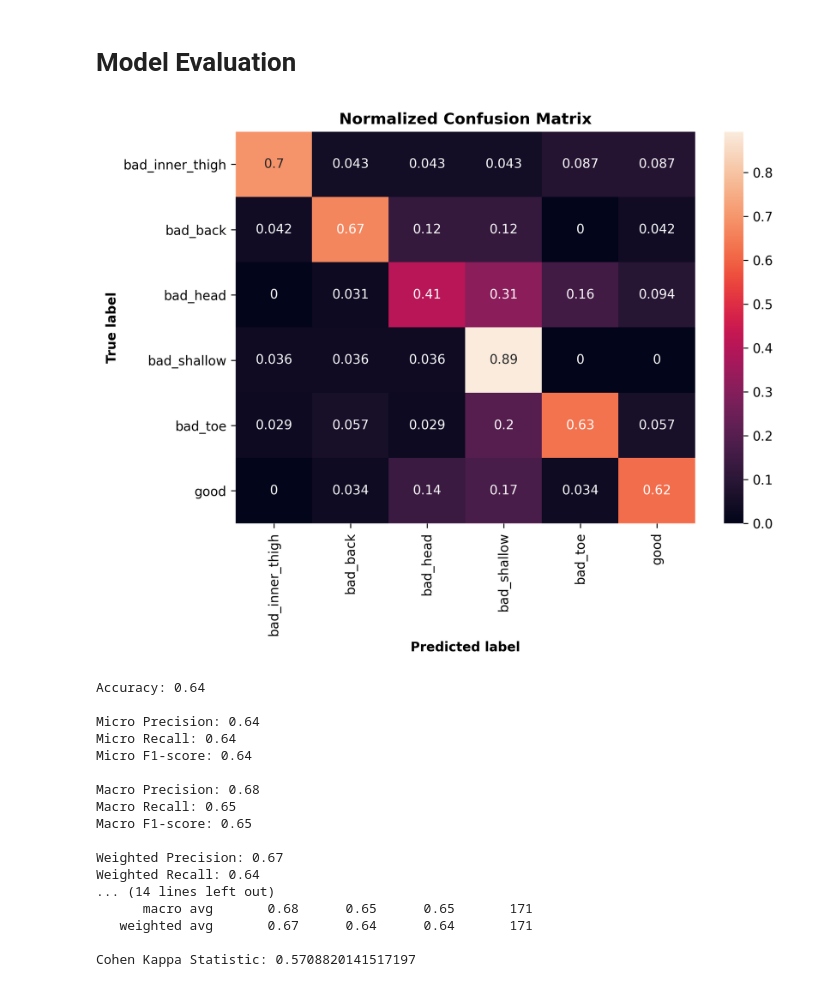
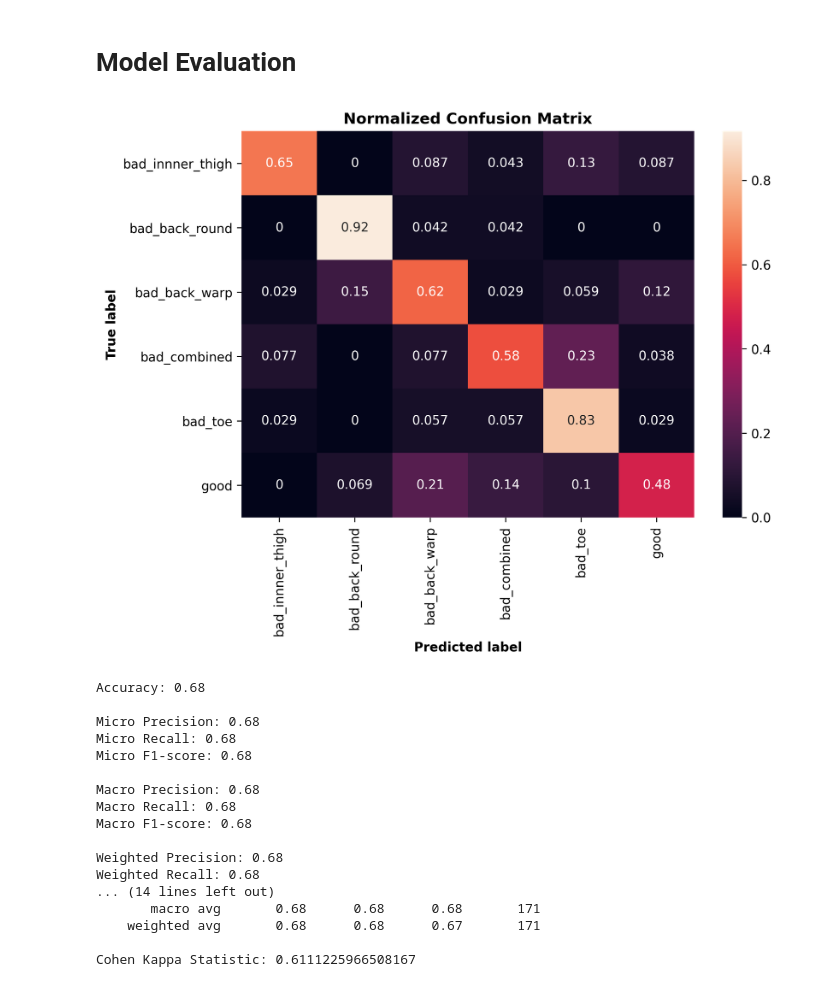
Before and after one commit to marissalee20/squat-analysis, a Jupyter notebook: ogata-model-combined-classes.ipynb, the cells around one changed output. Drawn from its saved outputs; the diff is of its cells as text; code cells hidden in the pictures.

Commit message:
update combined classes for head and shallow

```diff
--- a/ogata-model-combined-classes.ipynb
+++ b/ogata-model-combined-classes.ipynb
@@ -23,11 +23,11 @@ From preprocess-data-combined-classes.ipynb
 
 nClasses = 6
 # %%
-train_dset = tf.data.experimental.load('../data/dsets_combined_classes/train_dset',(tf.TensorSpec(shape=(None, 300, 171), dtype=tf.float64, name=None),
+train_dset = tf.data.experimental.load('../data/dsets_combined_classes/train_dset-16',(tf.TensorSpec(shape=(None, 300, 171), dtype=tf.float64, name=None),
  tf.TensorSpec(shape=(None, nClasses), dtype=tf.float32, name=None)))
-val_dset = tf.data.experimental.load('../data/dsets_combined_classes/val_dset',(tf.TensorSpec(shape=(None, 300, 171), dtype=tf.float64, name=None),
+val_dset = tf.data.experimental.load('../data/dsets_combined_classes/val_dset-16',(tf.TensorSpec(shape=(None, 300, 171), dtype=tf.float64, name=None),
  tf.TensorSpec(shape=(None, nClasses), dtype=tf.float32, name=None)))
-test_dset = tf.data.experimental.load('../data/dsets_combined_classes/test_dset',(tf.TensorSpec(shape=(None, 300, 171), dtype=tf.float64, name=None),
+test_dset = tf.data.experimental.load('../data/dsets_combined_classes/test_dset-16',(tf.TensorSpec(shape=(None, 300, 171), dtype=tf.float64, name=None),
  tf.TensorSpec(shape=(None, nClasses), dtype=tf.float32, name=None)))
 # %%
 y_test = np.concatenate([y for x, y in test_dset], axis=0) # for model evaluation
@@ -189,11 +189,7 @@ import matplotlib.pyplot as plt
 cm = confusion_matrix(y_test,y_pred, normalize = 'true') #true,pred
 
 ##modify display labels!!! depending on which classes are being combined! see last cell of preprocessing notebook!
-#display_labels = ['bad_inner_thigh_or_bad_head', 'bad_back_round', 'bad_back_warp', 'bad_shallow', 'bad_toe', 'good'] #new labels for combined matrix (bad head and bad inner thigh combined)
-#display_labels = ['bad_inner_thigh', 'bad_back_round', 'bad_back_warp', 'bad_head_or_bad_toe', 'bad_shallow', 'good']
-#display_labels = ['bad_inner_thigh', 'bad_back_warp_or_bad_back_round', 'bad_head_or_bad_toe', 'bad_shallow', 'good']
-display_labels = ['bad_inner_thigh', 'bad_back', 'bad_head', 'bad_shallow', 'bad_toe', 'good']
-
+display_labels = ['bad_innner_thigh', 'bad_back_round', 'bad_back_warp', 'bad_combined', 'bad_toe', 'good']
 
 
 df_cm = pd.DataFrame(cm, index = display_labels, columns = display_labels)
@@ -202,48 +198,48 @@ plt.figure(figsize=(8,7*8/10),dpi=300)
 sn.heatmap(df_cm, annot=True) # font size #,annot_kws={"size": 16}
 plt.ylabel('True label', fontweight = 'bold')
 plt.xlabel('Predicted label', fontweight = 'bold')
 plt.title('Normalized Confusion Matrix', fontweight = 'bold')
 plt.show()
 
 #importing accuracy_score, precision_score, recall_score, f1_score
 print('\nAccuracy: {:.2f}\n'.format(accuracy_score(y_test, y_pred)))
 
 print('Micro Precision: {:.2f}'.format(precision_score(y_test, y_pred, average='micro')))
 print('Micro Recall: {:.2f}'.format(recall_score(y_test, y_pred, average='micro')))
 print('Micro F1-score: {:.2f}\n'.format(f1_score(y_test, y_pred, average='micro')))
 
 print('Macro Precision: {:.2f}'.format(precision_score(y_test, y_pred, average='macro')))
 print('Macro Recall: {:.2f}'.format(recall_score(y_test, y_pred, average='macro')))
 print('Macro F1-score: {:.2f}\n'.format(f1_score(y_test, y_pred, average='macro')))
 
 print('Weighted Precision: {:.2f}'.format(precision_score(y_test, y_pred, average='weighted')))
 print('Weighted Recall: {:.2f}'.format(recall_score(y_test, y_pred, average='weighted')))
 print('Weighted F1-score: {:.2f}'.format(f1_score(y_test, y_pred, average='weighted')))
 
 
 print('\nClassification Report\n')
 classification_rep = classification_report(y_test, y_pred, target_names=display_labels)
 print(classification_rep)
 
 
 #Cohen Kappa Statistic
 print('Cohen Kappa Statistic:',cohen_kappa_score(y_test, y_pred, labels=None, weights=None, sample_weight=None))
 # %% [output]
-[figure, old version]
+[figure, new version]
-Accuracy: 0.64
+Accuracy: 0.68
 
-Micro Precision: 0.64
-Micro Recall: 0.64
-Micro F1-score: 0.64
+Micro Precision: 0.68
+Micro Recall: 0.68
+Micro F1-score: 0.68
 
 Macro Precision: 0.68
-Macro Recall: 0.65
-Macro F1-score: 0.65
+Macro Recall: 0.68
+Macro F1-score: 0.68
 
-Weighted Precision: 0.67
-Weighted Recall: 0.64
+Weighted Precision: 0.68
+Weighted Recall: 0.68
 ... (14 lines left out)
-      macro avg       0.68      0.65      0.65       171
-   weighted avg       0.67      0.64      0.64       171
+       macro avg       0.68      0.68      0.68       171
+    weighted avg       0.68      0.68      0.67       171
 
-Cohen Kappa Statistic: 0.5708820141517197
+Cohen Kappa Statistic: 0.6111225966508167
```
Also changed, not shown: parts of 4 cells of this notebook, 2 other files.
